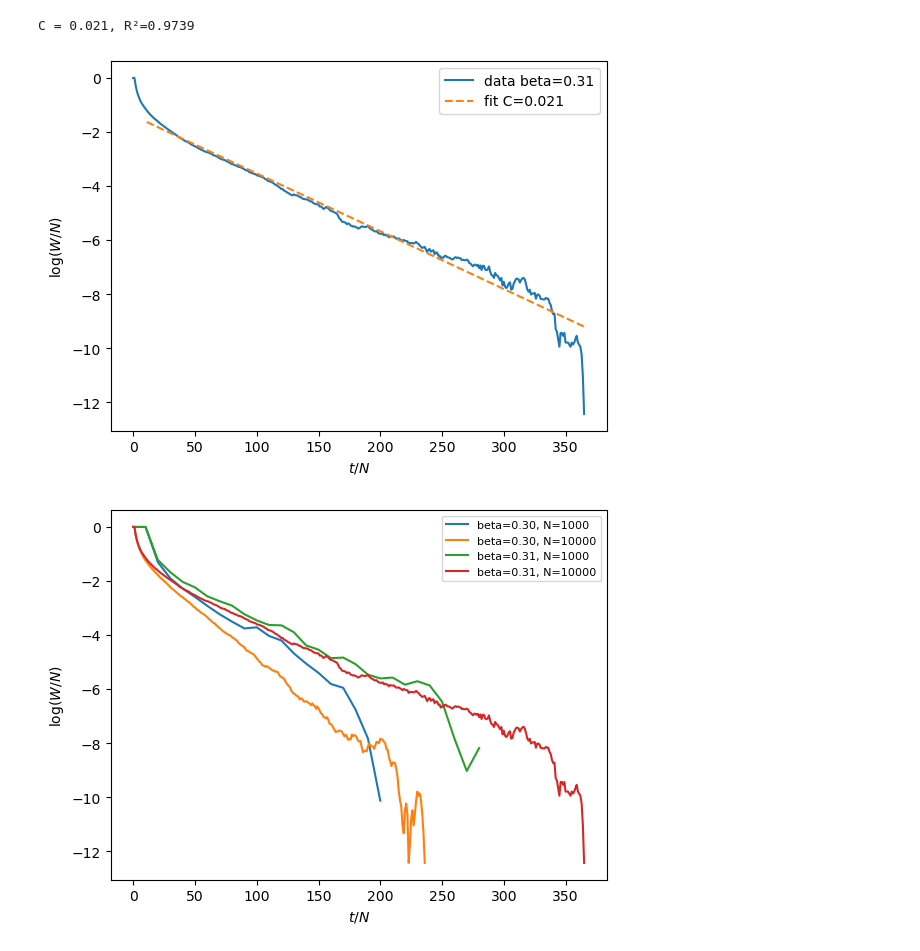
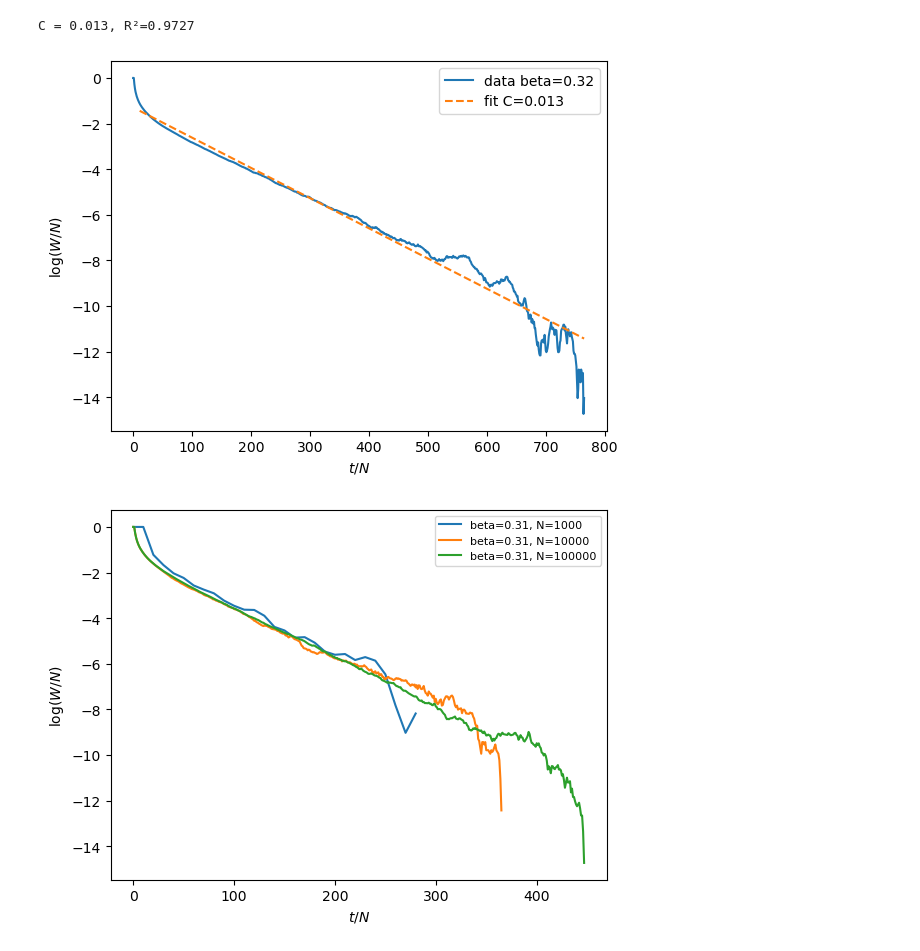
Before and after one commit to LouiseBudzynski/Bounding_Chain_Disordered_Ising_Models, a Jupyter notebook: notebooks/read_nb_star.ipynb, the cells around one changed output. Drawn from its saved outputs; the diff is of its cells as text; code cells hidden in the pictures.

```diff
--- a/notebooks/read_nb_star.ipynb
+++ b/notebooks/read_nb_star.ipynb
@@ -37,5 +37,5 @@ df
 # %%
-N_plotted = 10000
+N_plotted = 100000
 mask = (
     (df['N'] == N_plotted)
 )
@@ -58,5 +58,5 @@ plt.show()
 # %%
-beta = 0.31
+beta = 0.32
 sub_df = df_filtered[df_filtered['beta'] == beta].sort_values('time')
 N = sub_df['N'].values[0]
 
@@ -77,21 +77,21 @@ plt.ylabel(r'$\log(W/N)$')
 plt.legend()
 plt.show()
 # %% [output]
-C = 0.021, R²=0.9739
+C = 0.013, R²=0.9727
-[figure, old version]
+[figure, new version]
 # %%
-for beta in sorted([0.31, 0.3]):
-    for N in [1000, 10000]:
+for beta in sorted([0.31]):
+    for N in [1000, 10000, 100000]:
         csv_path = f"../results/tmp/nb_star_ER_{coup_type}_d{d}_N{N}.csv"
         df = pd.read_csv(csv_path)
         sub_df = df[(df['beta'] == beta) & (df['N'] == N)].sort_values('time')
         t_over_N = sub_df['time'].values / N
         log_W_over_N = np.log(sub_df['mean_nb_star'].values / N)
         plt.plot(t_over_N, log_W_over_N, label=f'beta={beta:.2f}, N={N}')
 
 plt.xlabel(r'$t/N$')
 plt.ylabel(r'$\log(W/N)$')
 plt.legend(fontsize=8)
 plt.show()
 # %% [output]
-[figure, old version]
+[figure, new version]
```
Also changed, not shown: parts of 3 cells of this notebook, 26 other files.
